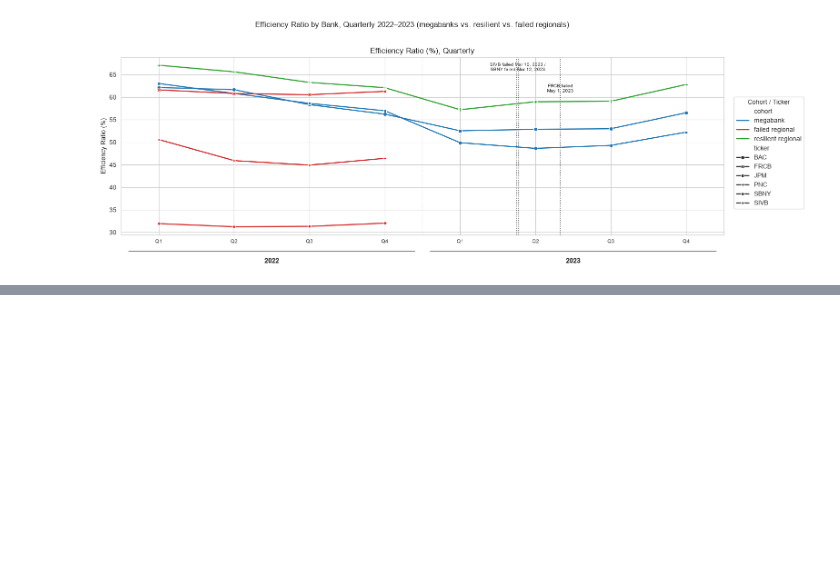
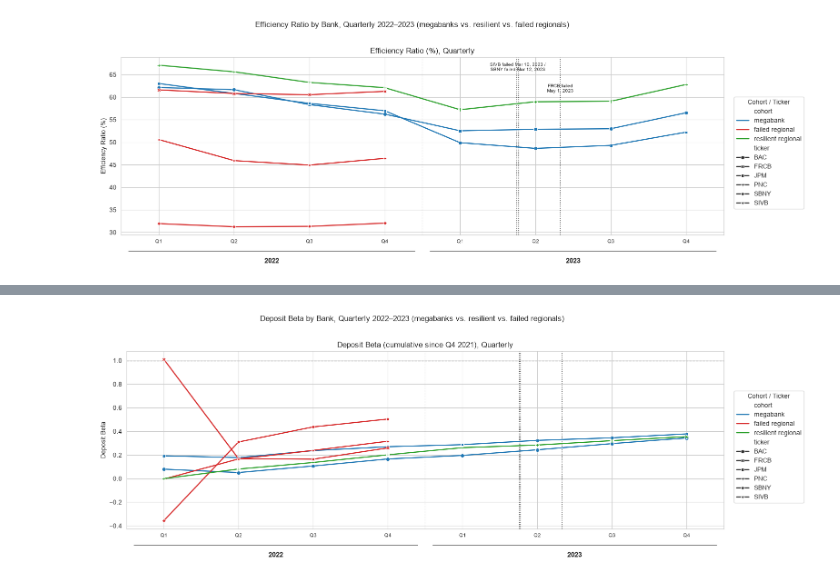
Before and after one commit to odrive881/bank-failure-analysis, a Jupyter notebook: data_analysis.ipynb, the cells around one changed output, grey strips where cells are left out. Saved outputs shown, nothing was run; the diff lists cells and outputs as text; code cells hidden in the pictures; blank space fills up the shorter version.

Commit message:
Fixed duplicated and missing 10-Q/10-K data, Added interest rate-derived metrics, Expanded data visualization

```diff
--- a/data_analysis.ipynb
+++ b/data_analysis.ipynb
@@ -1189,0 +1175,8 @@ plt.show()
+# %%
+"""FED FUNDS RATE (quarterly average) -- the deposit-beta benchmark rate"""
+fed_funds = pd.read_csv("data/raw/fred/DFF.csv", parse_dates=["observation_date"])
+fed_funds = fed_funds.set_index("observation_date")["DFF"].resample("QE").mean().reset_index()
+fed_funds["year"] = fed_funds["observation_date"].dt.year
+fed_funds["quarter"] = "Q" + fed_funds["observation_date"].dt.quarter.astype(str)
+fed_funds_quarterly = fed_funds[["year", "quarter", "DFF"]].rename(columns={"DFF": "fed_funds_rate"})
+fed_funds_quarterly
@@ -1189,0 +1289,86 @@ plt.show()
+# %%
+"""DEPOSIT BETA TRENDS (QUARTERLY), by bank, colored by cohort, with a multi-level (quarter/year) x-axis"""
+deposit_beta_chart = pd.merge(deposit_beta_final, deposit_beta_pivot[["ticker", "year", "quarter", "cohort"]],
+                               on=["ticker", "year", "quarter"], how="left")
+
+period_order = (
+    deposit_beta_chart[["year", "quarter"]]
+    .drop_duplicates()
+    .assign(quarter_num=lambda d: d["quarter"].str[1].astype(int))
+    .sort_values(["year", "quarter_num"])
+    .reset_index(drop=True)
+)
+period_order["x"] = period_order.index
+period_to_x = period_order.set_index(["year", "quarter"])["x"]
+
+deposit_beta_chart["x"] = deposit_beta_chart.set_index(["year", "quarter"]).index.map(period_to_x)
+
+fig, ax = plt.subplots(1, 1, figsize=(14, 6))
+
+sns.lineplot(
+    data=deposit_beta_chart,
+    x="x",
+    y="deposit_beta",
+    hue="cohort",
+    style="ticker",
+    palette=cohort_palette,
+    markers=True,
+    dashes=False,
+    markersize=6,
+    linewidth=1.75,
+    ax=ax,
+)
+
+ax.axhline(1, color="grey", linewidth=1, linestyle="--", zorder=0)
+ax.set_title("Deposit Beta (cumulative since Q4 2021), Quarterly")
+ax.set_xlabel("")
+ax.set_ylabel("Deposit Beta")
+
+ax.set_xticks(period_order["x"])
+ax.set_xticklabels(period_order["quarter"], fontsize=8)
+ax.set_xlim(-0.5, period_order["x"].max() + 0.5)
+
+year_groups = period_order.groupby("year")["x"].agg(["min", "max"])
+trans = ax.get_xaxis_transform()
+
+for year, row in year_groups.iterrows():
+    center = (row["min"] + row["max"]) / 2
+    ax.plot(
+        [row["min"] - 0.4, row["max"] + 0.4], [-0.09, -0.09],
+        transform=trans, color="black", linewidth=0.8, clip_on=False,
+    )
+    ax.text(center, -0.13, str(year), transform=trans, ha="center", va="top", fontsize=11, fontweight="bold")
+
+for year, row in year_groups.iloc[1:].iterrows():
+    ax.axvline(row["min"] - 0.5, color="grey", linewidth=0.8, linestyle="--", alpha=0.5)
+
+failure_dates = {
+    "SIVB": pd.Timestamp("2023-03-10"),
+    "SBNY": pd.Timestamp("2023-03-12"),
+    "FRCB": pd.Timestamp("2023-05-01"),
+}
+
+def date_to_x(date):
+    period = date.to_period("Q")
+    key = (period.year, f"Q{period.quarter}")
+    if key not in period_to_x:
+        return None
+    q_start, q_end = period.start_time, period.end_time
+    frac = (date - q_start) / (q_end - q_start)
+    return period_to_x[key] + frac
+
+failure_x = {ticker: x for ticker, date in failure_dates.items() if (x := date_to_x(date)) is not None}
+
+for x_pos in failure_x.values():
+    ax.axvline(x_pos, color="black", linewidth=1.2, linestyle=":", alpha=0.8, zorder=1)
+
+handles, labels = ax.get_legend_handles_labels()
+ax.legend_.remove()
+fig.legend(handles, labels, loc="center left", bbox_to_anchor=(1.0, 0.5), title="Cohort / Ticker")
+
+fig.suptitle("Deposit Beta by Bank, Quarterly 2022–2023 (megabanks vs. resilient vs. failed regionals)")
+plt.tight_layout()
+plt.subplots_adjust(bottom=0.2, top=0.85)
+plt.show()
+# %% [output]
+[figure, added]
```
Also changed, not shown: parts of 18 cells of this notebook, 47 other files.
